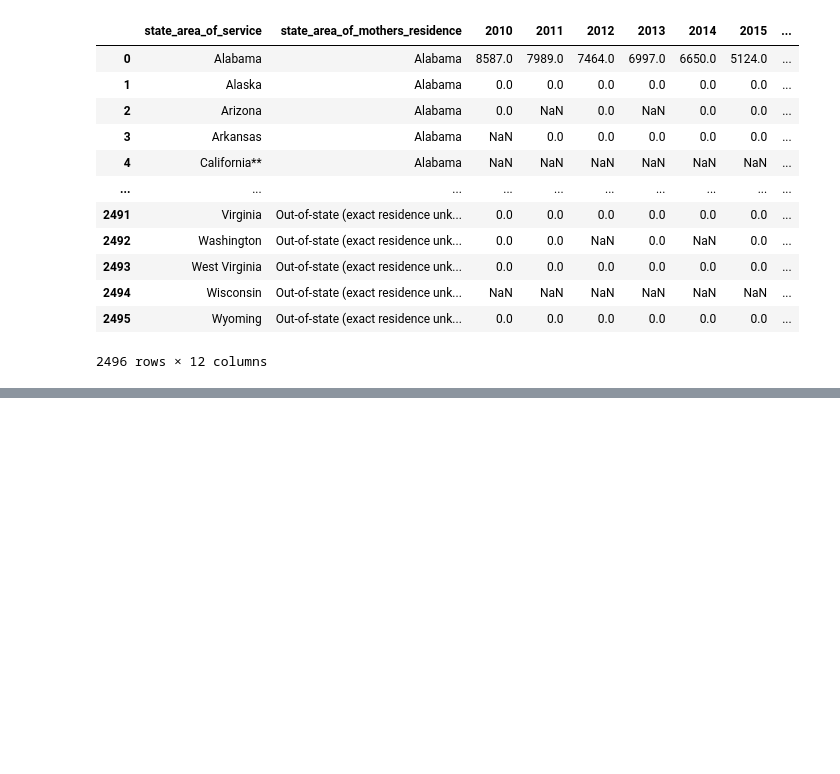
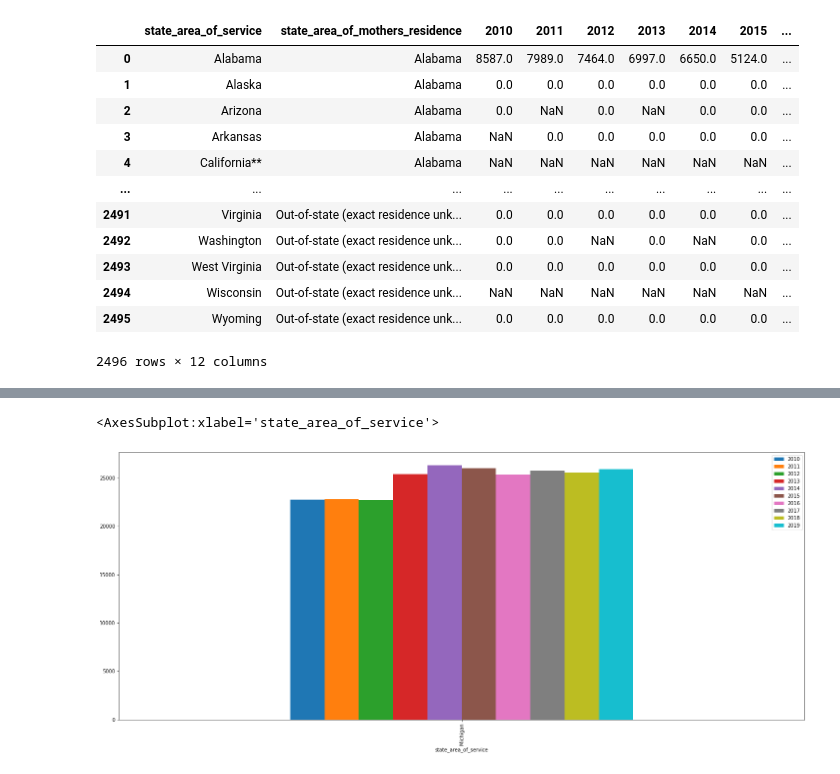
Before and after one commit to mcmanus-git/womens-reproductive-health, a Jupyter notebook: EDA/cdc dataset eda.ipynb, the cells around one changed output, grey strips where cells are left out. Cells and saved outputs as stored; diff of their text form; code cells hidden in the pictures; blank space fills up the shorter version.

```diff
--- a/EDA/cdc dataset eda.ipynb
+++ b/EDA/cdc dataset eda.ipynb
@@ -22,0 +90,5 @@ df
+# %%
+df[df['state_area_of_mothers_residence'] == 'Michigan'].set_index('state_area_of_service').replace(0, np.nan).dropna().plot(kind='bar', figsize=(25, 10))
+# %% [output]
+<AxesSubplot:xlabel='state_area_of_service'>
+[figure, added]
```
Also changed, not shown: parts of 13 cells of this notebook.
